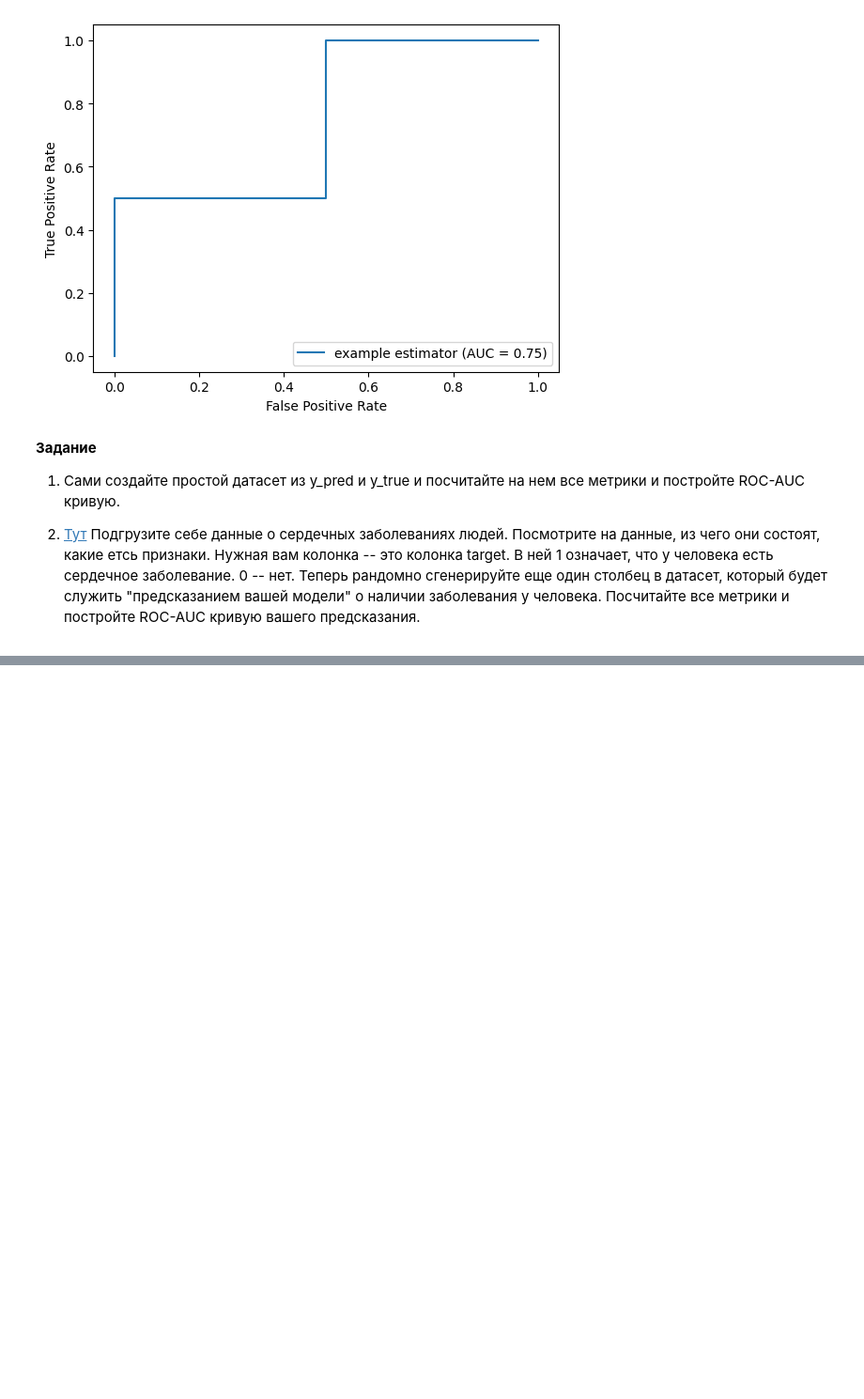
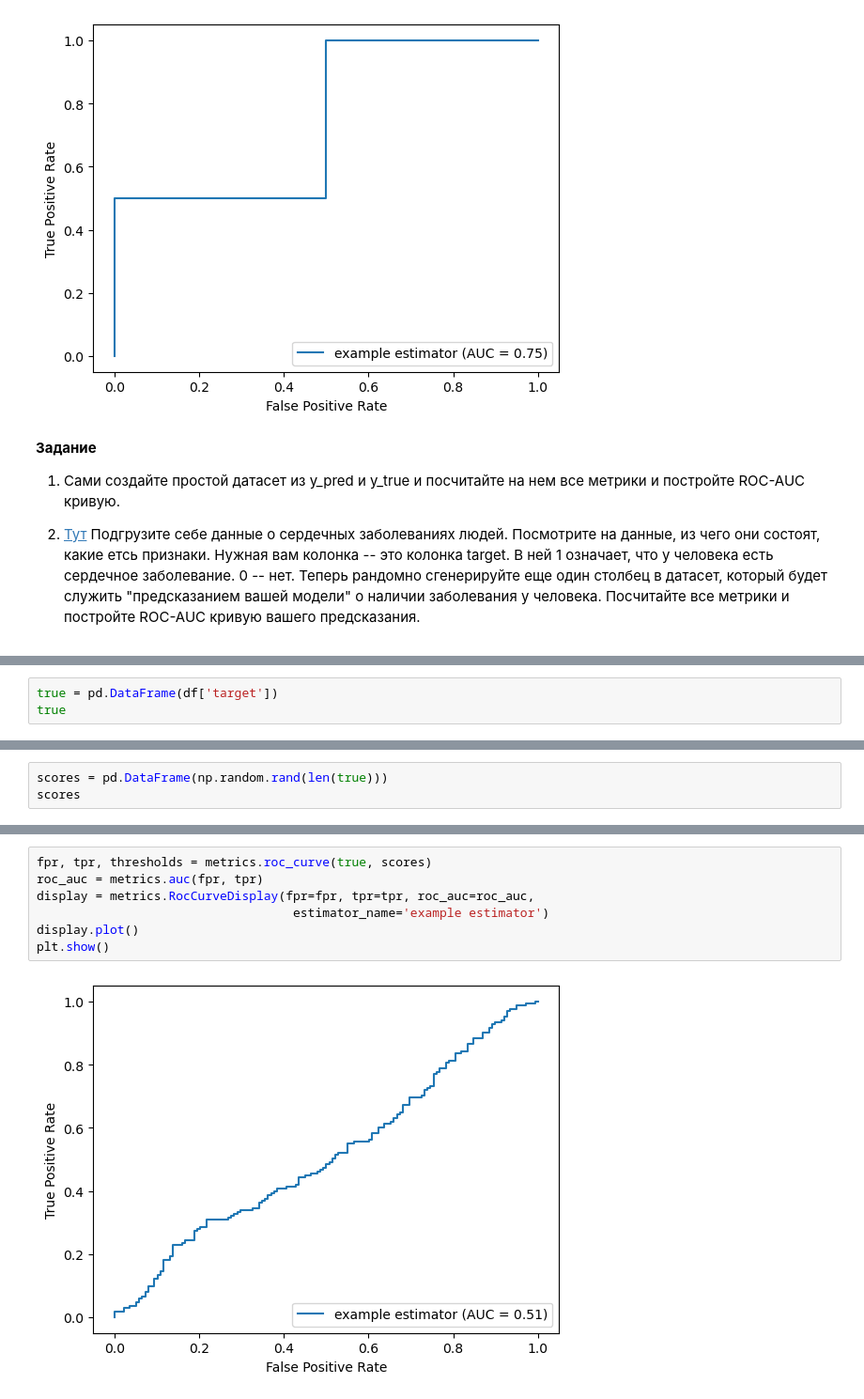
Before and after one commit to voroninip/FBMF_python, a Jupyter notebook: ROC_AUC/13_Метрики_качества_предсказания.ipynb, the cells around one changed output, grey strips where cells are left out. Shown: that part at 94% size. Cells and saved outputs as stored; diff of their text form; blank space fills up the shorter version.

```diff
--- a/ROC_AUC/13_Метрики_качества_предсказания.ipynb
+++ b/ROC_AUC/13_Метрики_качества_предсказания.ipynb
@@ -138,0 +180,3 @@ from sklearn.metrics import confusion_matrix
+# %%
+true = pd.DataFrame(df['target'])
+true
@@ -138,0 +224,3 @@ from sklearn.metrics import confusion_matrix
+# %%
+scores = pd.DataFrame(np.random.rand(len(true)))
+scores
@@ -138,0 +241,9 @@ from sklearn.metrics import confusion_matrix
+# %%
+fpr, tpr, thresholds = metrics.roc_curve(true, scores)
+roc_auc = metrics.auc(fpr, tpr)
+display = metrics.RocCurveDisplay(fpr=fpr, tpr=tpr, roc_auc=roc_auc,
+                                   estimator_name='example estimator')
+display.plot()
+plt.show()
+# %% [output]
+[figure, added]
```
Also changed, not shown: parts of 22 cells of this notebook, 1 other file.
